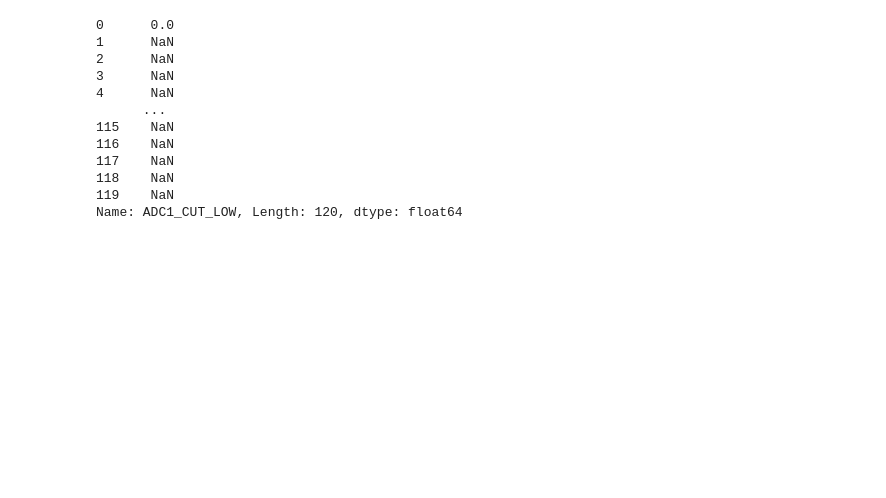
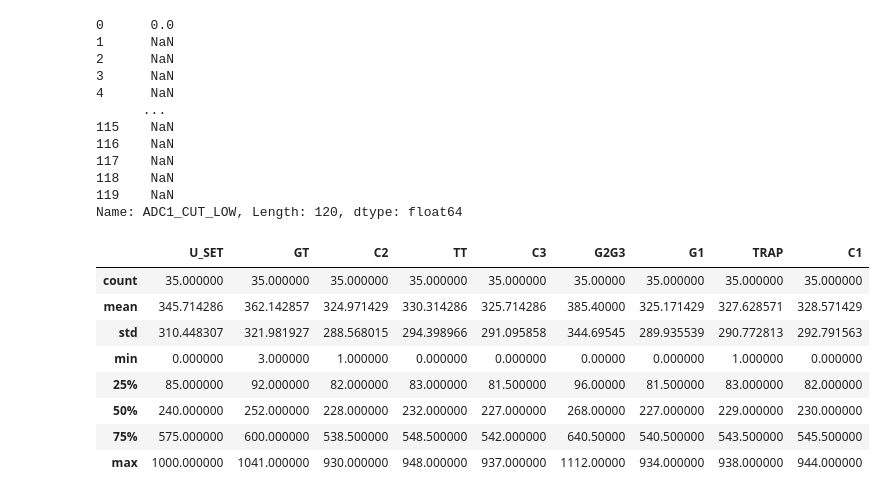
Before and after one commit to HPLegion/mpa_tools, a Jupyter notebook: orchestrate.ipynb, the cells around one changed output. Cells and saved outputs as stored; diff of their text form; code cells hidden in the pictures; blank space fills up the shorter version.

```diff
--- a/orchestrate.ipynb
+++ b/orchestrate.ipynb
@@ -101,3 +101,18 @@ df.ADC1_CUT_LOW
 118    NaN
 119    NaN
 Name: ADC1_CUT_LOW, Length: 120, dtype: float64
+# %%
+import numpy as np
+dt = pd.read_csv("DT_PSU_calib.csv", comment="#", dtype=np.float64)
+# %%
+dt.describe()
+# %% [output]
+|  | U_SET | GT | C2 | TT | C3 | G2G3 | G1 | TRAP | C1 |
+| count | 35.000000 | 35.000000 | 35.000000 | 35.000000 | 35.000000 | 35.00000 | 35.000000 | 35.000000 | 35.000000 |
+| mean | 345.714286 | 362.142857 | 324.971429 | 330.314286 | 325.714286 | 385.40000 | 325.171429 | 327.628571 | 328.571429 |
+| std | 310.448307 | 321.981927 | 288.568015 | 294.398966 | 291.095858 | 344.69545 | 289.935539 | 290.772813 | 292.791563 |
+| min | 0.000000 | 3.000000 | 1.000000 | 0.000000 | 0.000000 | 0.00000 | 0.000000 | 1.000000 | 0.000000 |
+| 25% | 85.000000 | 92.000000 | 82.000000 | 83.000000 | 81.500000 | 96.00000 | 81.500000 | 83.000000 | 82.000000 |
+| 50% | 240.000000 | 252.000000 | 228.000000 | 232.000000 | 227.000000 | 268.00000 | 227.000000 | 229.000000 | 230.000000 |
+| 75% | 575.000000 | 600.000000 | 538.500000 | 548.500000 | 542.000000 | 640.50000 | 540.500000 | 543.500000 | 545.500000 |
+| max | 1000.000000 | 1041.000000 | 930.000000 | 948.000000 | 937.000000 | 1112.00000 | 934.000000 | 938.000000 | 944.000000 |
```
Also changed, not shown: parts of 2 cells of this notebook, 1 other file.
